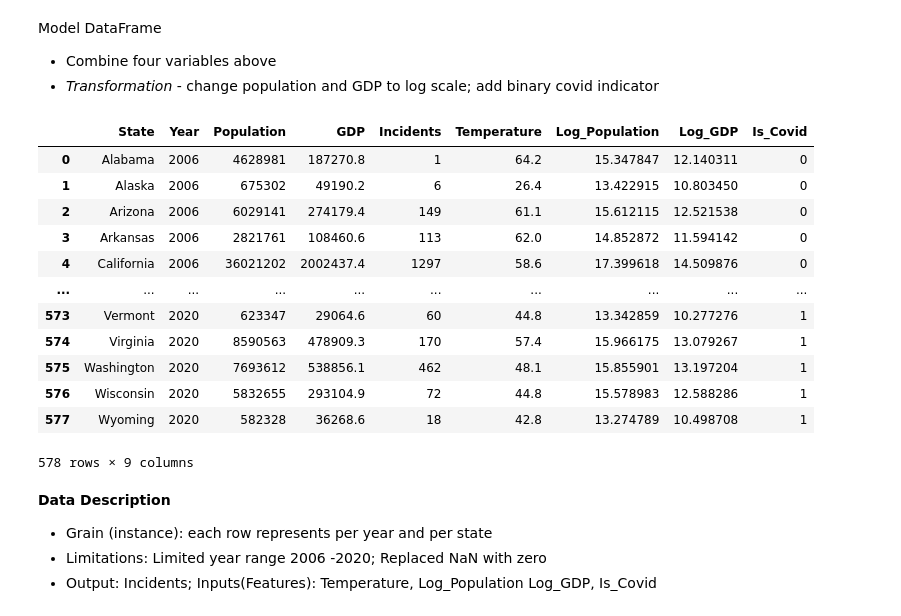
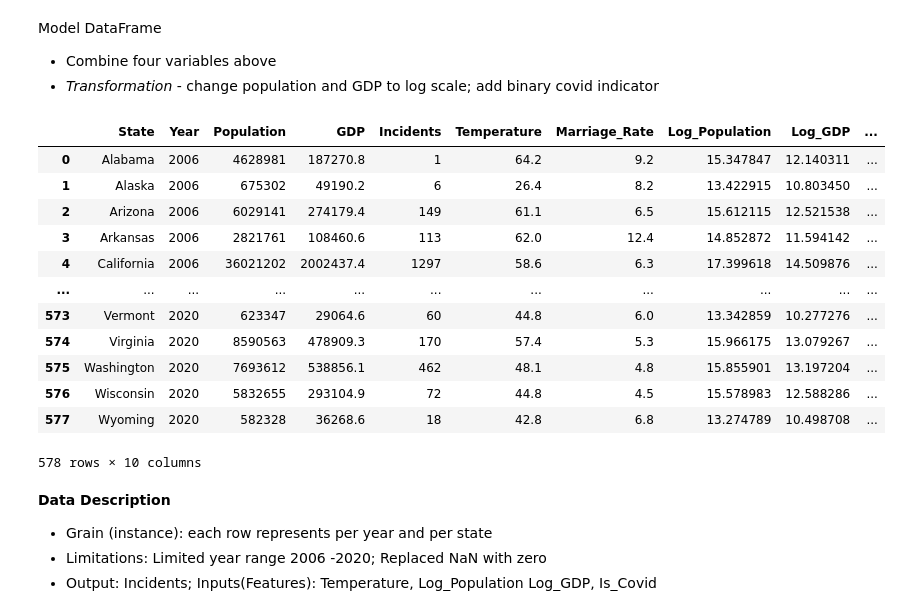
Before and after one commit to ChenTsizhen/2950_Project, a Jupyter notebook: master.ipynb, the cells around one changed output. Drawn from its saved outputs; the diff is of its cells as text; code cells hidden in the pictures.

Commit message:
add marriage rate

```diff
--- a/master.ipynb
+++ b/master.ipynb
@@ -171,3 +175,19 @@ df_temp
 | 831 | Rhode Island | 50.6 | 2019 |
 | 832 | Rhode Island | 52.8 | 2020 |
 833 rows × 3 columns
+# %%
+df_marr = pd.read_csv('./marriage.csv', thousands=',')
+df_marr['State'] = df_marr['Unnamed: 0']
+df_marr = df_marr.drop(columns=['Unnamed: 0', 'Unnamed: 25'])
+df_marr = df_marr.replace('---',0)
+df_marr = pd.melt(df_marr, id_vars=['State'], value_vars=df_marr.columns[:-1], var_name='Year', value_name='Marriage_Rate')
+df_marr['Marriage_Rate'] = df_marr['Marriage_Rate'].astype(float)
+df_marr.to_csv('marr.csv')
+
+def plot(df):
+    sns.lmplot(data=df, x='Year', y='Marriage_Rate')
+    plt.xticks(rotation = 60)
+    plt.show()
+
+# df_marr.groupby('State').apply(plot)
+df_marr
@@ -179,32 +213,33 @@ Model DataFrame
 # %%
 # Combine all input features and the output
 df = df_pop.merge(df_gdp, on=['State', 'Year'])
 df = df.merge(df_off, on=['State', 'Year'])
 df = df.merge(df_temp, on=['State', 'Year'])
+df = df.merge(df_marr, on=['State', 'Year'])
 df['Year'] = df['Year'].astype(int)
 
 # Log transformation
 df['Log_Population'] = np.log(df['Population'])
 df['Log_GDP'] = np.log(df['GDP'])
 
 # Add covid indicator (binary)
 df['Is_Covid'] = np.where(df['Year']==2020, 1, 0)
 df.to_csv('model.csv')
 df
 # %% [output]
-|  | State | Year | Population | GDP | Incidents | Temperature | Log_Population | Log_GDP | Is_Covid |
-| 0 | Alabama | 2006 | 4628981 | 187270.8 | 1 | 64.2 | 15.347847 | 12.140311 | 0 |
-| 1 | Alaska | 2006 | 675302 | 49190.2 | 6 | 26.4 | 13.422915 | 10.803450 | 0 |
-| 2 | Arizona | 2006 | 6029141 | 274179.4 | 149 | 61.1 | 15.612115 | 12.521538 | 0 |
-| 3 | Arkansas | 2006 | 2821761 | 108460.6 | 113 | 62.0 | 14.852872 | 11.594142 | 0 |
-| 4 | California | 2006 | 36021202 | 2002437.4 | 1297 | 58.6 | 17.399618 | 14.509876 | 0 |
-| ... | ... | ... | ... | ... | ... | ... | ... | ... | ... |
-| 573 | Vermont | 2020 | 623347 | 29064.6 | 60 | 44.8 | 13.342859 | 10.277276 | 1 |
-| 574 | Virginia | 2020 | 8590563 | 478909.3 | 170 | 57.4 | 15.966175 | 13.079267 | 1 |
-| 575 | Washington | 2020 | 7693612 | 538856.1 | 462 | 48.1 | 15.855901 | 13.197204 | 1 |
-| 576 | Wisconsin | 2020 | 5832655 | 293104.9 | 72 | 44.8 | 15.578983 | 12.588286 | 1 |
-| 577 | Wyoming | 2020 | 582328 | 36268.6 | 18 | 42.8 | 13.274789 | 10.498708 | 1 |
+|  | State | Year | Population | GDP | Incidents | Temperature | Marriage_Rate | Log_Population | Log_GDP | ... |
+| 0 | Alabama | 2006 | 4628981 | 187270.8 | 1 | 64.2 | 9.2 | 15.347847 | 12.140311 | ... |
+| 1 | Alaska | 2006 | 675302 | 49190.2 | 6 | 26.4 | 8.2 | 13.422915 | 10.803450 | ... |
+| 2 | Arizona | 2006 | 6029141 | 274179.4 | 149 | 61.1 | 6.5 | 15.612115 | 12.521538 | ... |
+| 3 | Arkansas | 2006 | 2821761 | 108460.6 | 113 | 62.0 | 12.4 | 14.852872 | 11.594142 | ... |
+| 4 | California | 2006 | 36021202 | 2002437.4 | 1297 | 58.6 | 6.3 | 17.399618 | 14.509876 | ... |
+| ... | ... | ... | ... | ... | ... | ... | ... | ... | ... | ... |
+| 573 | Vermont | 2020 | 623347 | 29064.6 | 60 | 44.8 | 6.0 | 13.342859 | 10.277276 | ... |
+| 574 | Virginia | 2020 | 8590563 | 478909.3 | 170 | 57.4 | 5.3 | 15.966175 | 13.079267 | ... |
+| 575 | Washington | 2020 | 7693612 | 538856.1 | 462 | 48.1 | 4.8 | 15.855901 | 13.197204 | ... |
+| 576 | Wisconsin | 2020 | 5832655 | 293104.9 | 72 | 44.8 | 4.5 | 15.578983 | 12.588286 | ... |
+| 577 | Wyoming | 2020 | 582328 | 36268.6 | 18 | 42.8 | 6.8 | 13.274789 | 10.498708 | ... |
-578 rows × 9 columns
+578 rows × 10 columns
 # %% [markdown]
 **Data Description**
 
```
Also changed, not shown: parts of 16 cells of this notebook, 7 other files.
